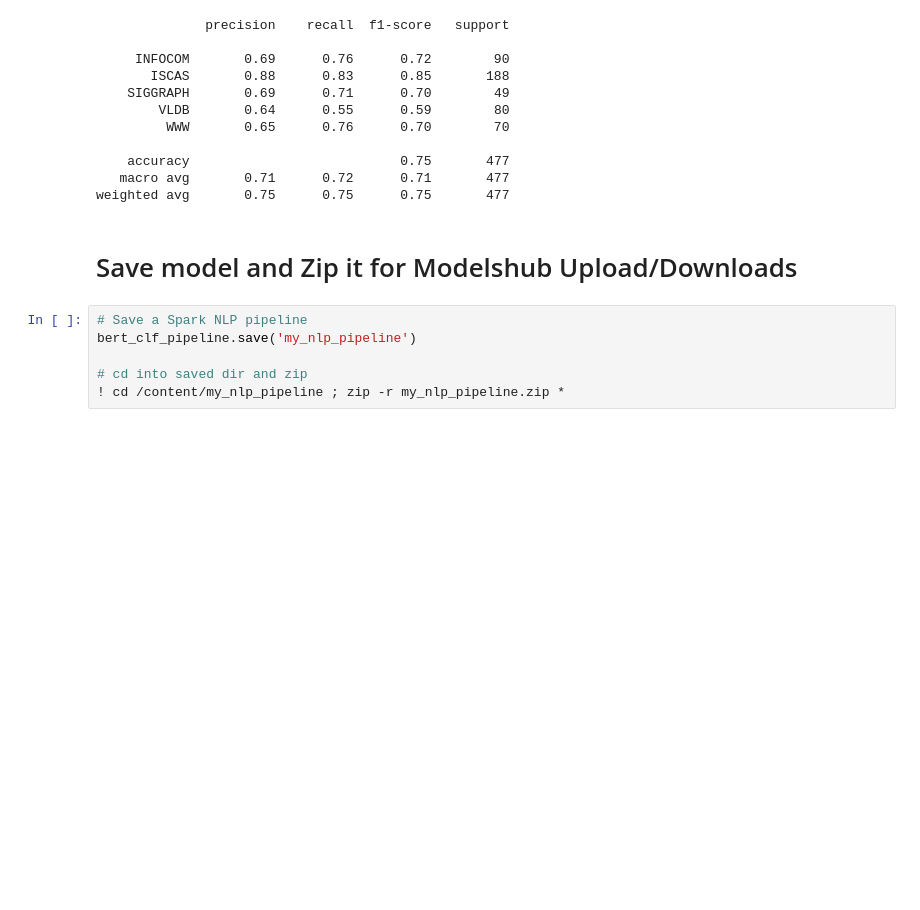
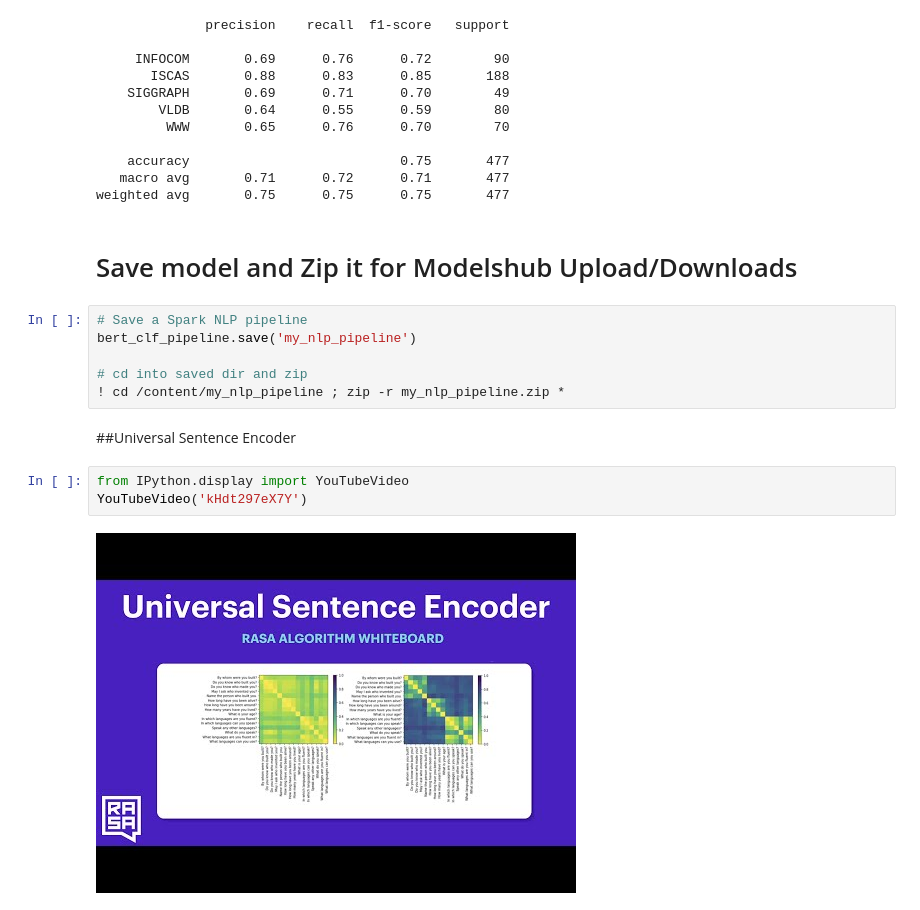
Before and after one commit to harnalashok/deeplearning-sequences, a Jupyter notebook: Spark_nlp_Text_Classification.ipynb, the cells around one changed output. Cells and saved outputs as stored; diff of their text form; blank space fills up the shorter version.

```diff
--- a/Spark_nlp_Text_Classification.ipynb
+++ b/Spark_nlp_Text_Classification.ipynb
@@ -1326,3 +1331,10 @@ bert_clf_pipeline.save('my_nlp_pipeline')
 
 # cd into saved dir and zip
 ! cd /content/my_nlp_pipeline ; zip -r my_nlp_pipeline.zip *
+# %% [markdown]
+##Universal Sentence Encoder
+# %%
+from IPython.display import YouTubeVideo
+YouTubeVideo('kHdt297eX7Y')
+# %% [output]
+[figure, added]
```
Also changed, not shown: parts of 2 cells of this notebook.
